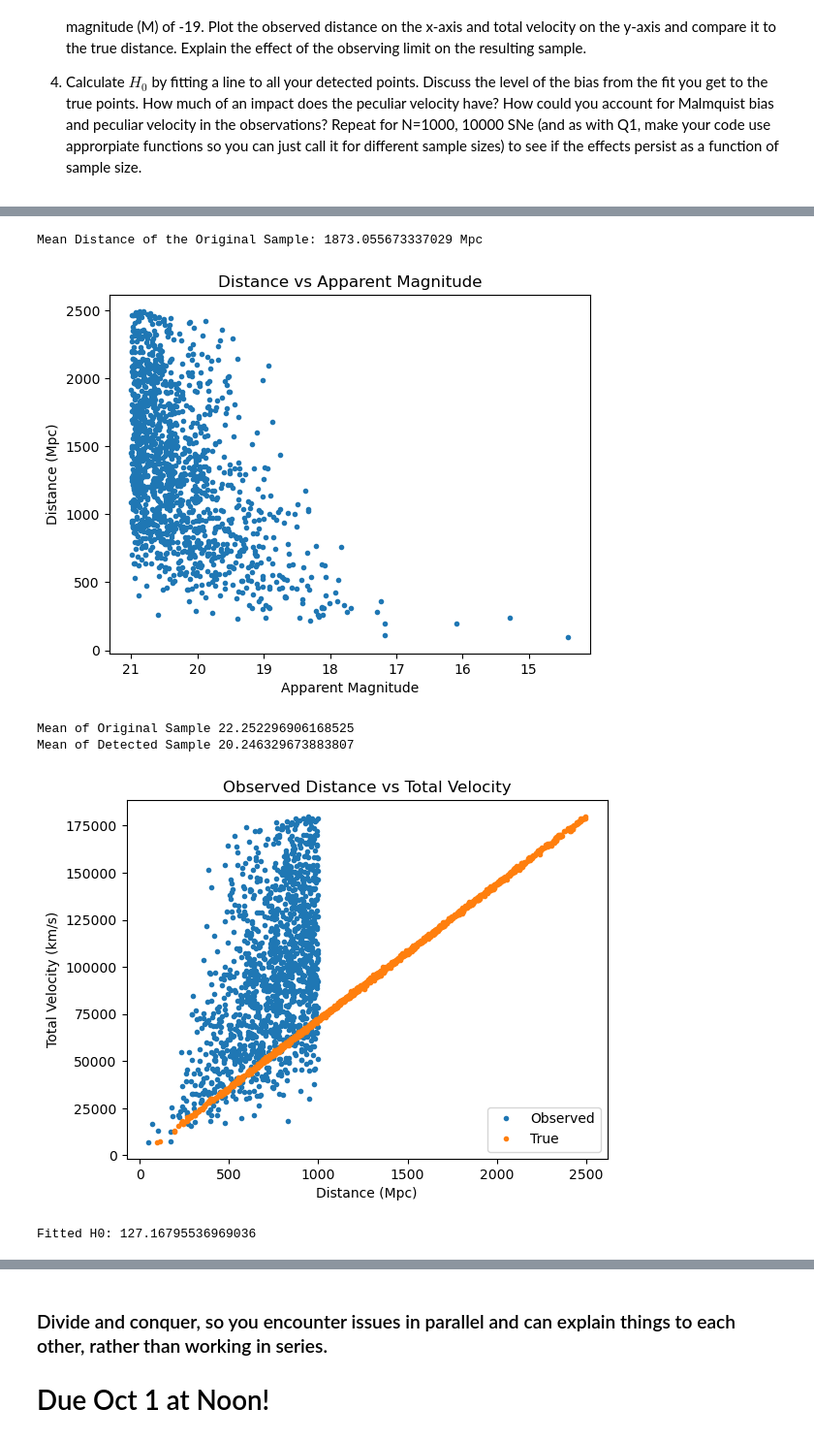
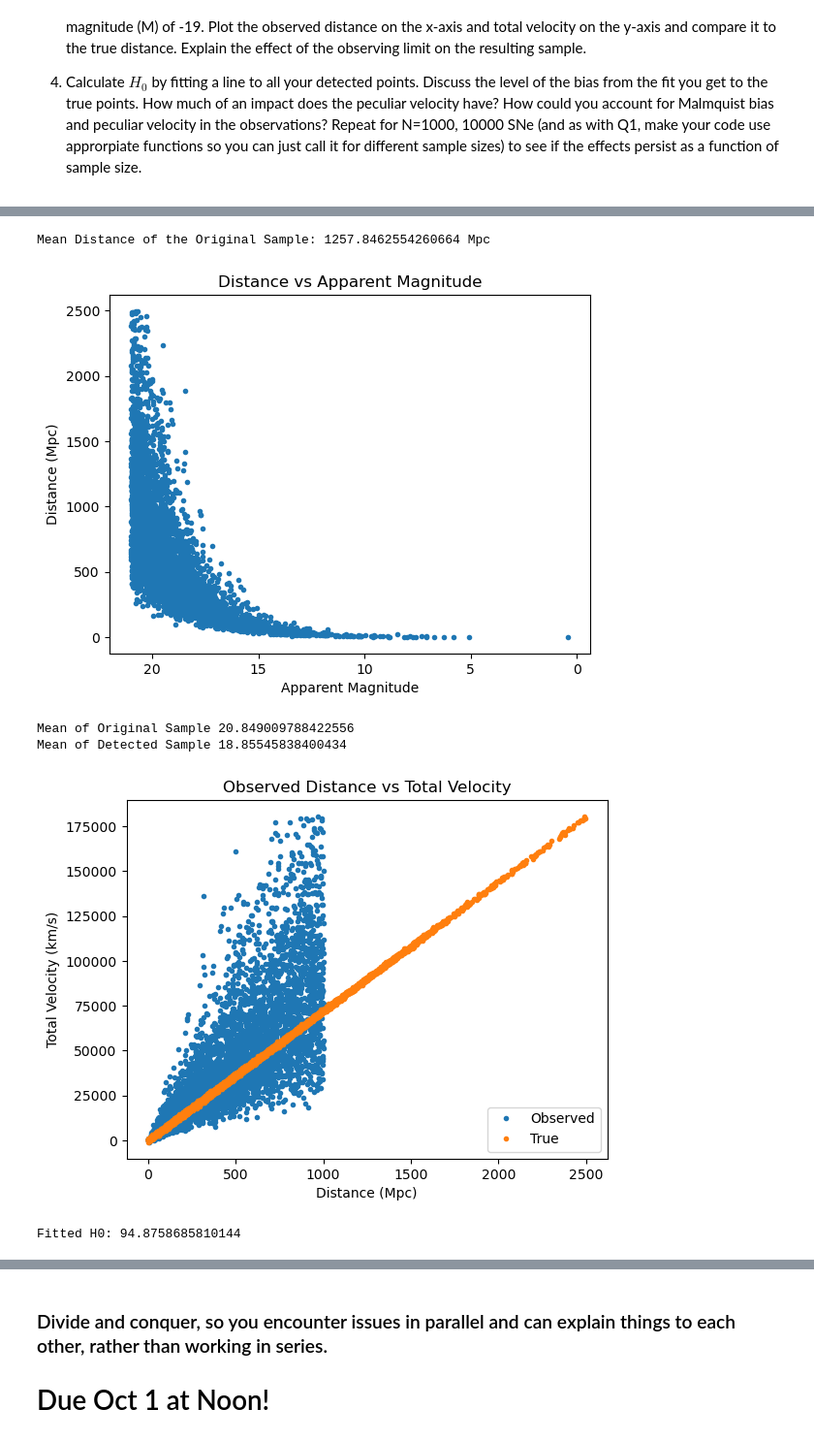
Before and after one commit to gnarayan/ast503_2024_Fall, a Jupyter notebook: homework/VarunSatish/hw2/HW2_ASTR503_VarunSatish.ipynb, the cells around one changed output, grey strips where cells are left out. Shown at 97% size. Drawn from its saved outputs; the diff is of its cells as text; code cells hidden in the pictures.

```diff
--- a/homework/VarunSatish/hw2/HW2_ASTR503_VarunSatish.ipynb
+++ b/homework/VarunSatish/hw2/HW2_ASTR503_VarunSatish.ipynb
@@ -100,7 +141,7 @@ class SNEMonteCarlo():
         self.rad = 2500 * u.Mpc
 
     def generateSNE(self):
-        self.dists = np.random.uniform(0, 1, self.numSNE)**(1/3) * self.rad
+        self.dists = np.random.uniform(0, 1, self.numSNE) * self.rad
         self.abs_mags = -19 + np.random.normal(0,1,self.numSNE)
         self.app_mags = self.abs_mags + 5*np.log10(self.dists.to('pc').value / 10)
         self.mag_mask = self.app_mags < 21
@@ -136,4 +177,10 @@ class SNEMonteCarlo():
             return d*H
         self.fit_h0 = sp.optimize.curve_fit(Hfit, self.obs_dist, self.tot_v, p0=72)[0][0]
         print('Fitted H0:', self.fit_h0)
+
+    def runSim(self):
+        self.generateSNE()
+        self.plotMags()
+        self.plotSNE()
+        self.fitH0()
 # %%
@@ -165,14 +204,10 @@ Fitted H0: 133.15740912545698
 # %%
-SNE10000 = SNEMonteCarlo(10000)
-SNE10000.generateSNE()
-SNE10000.plotMags()
-SNE10000.plotSNE()
-SNE10000.fitH0()
+SNEMonteCarlo(10000).runSim()
 # %% [output]
-Mean Distance of the Original Sample: 1873.055673337029 Mpc
+Mean Distance of the Original Sample: 1257.8462554260664 Mpc
-[figure, old version]
+[figure, new version]
-Mean of Original Sample 22.252296906168525
-Mean of Detected Sample 20.246329673883807
+Mean of Original Sample 20.849009788422556
+Mean of Detected Sample 18.85545838400434
-[figure, old version]
+[figure, new version]
-Fitted H0: 127.16795536969036
+Fitted H0: 94.8758685810144
 # %% [markdown]
```
Also changed, not shown: parts of 9 cells of this notebook.
